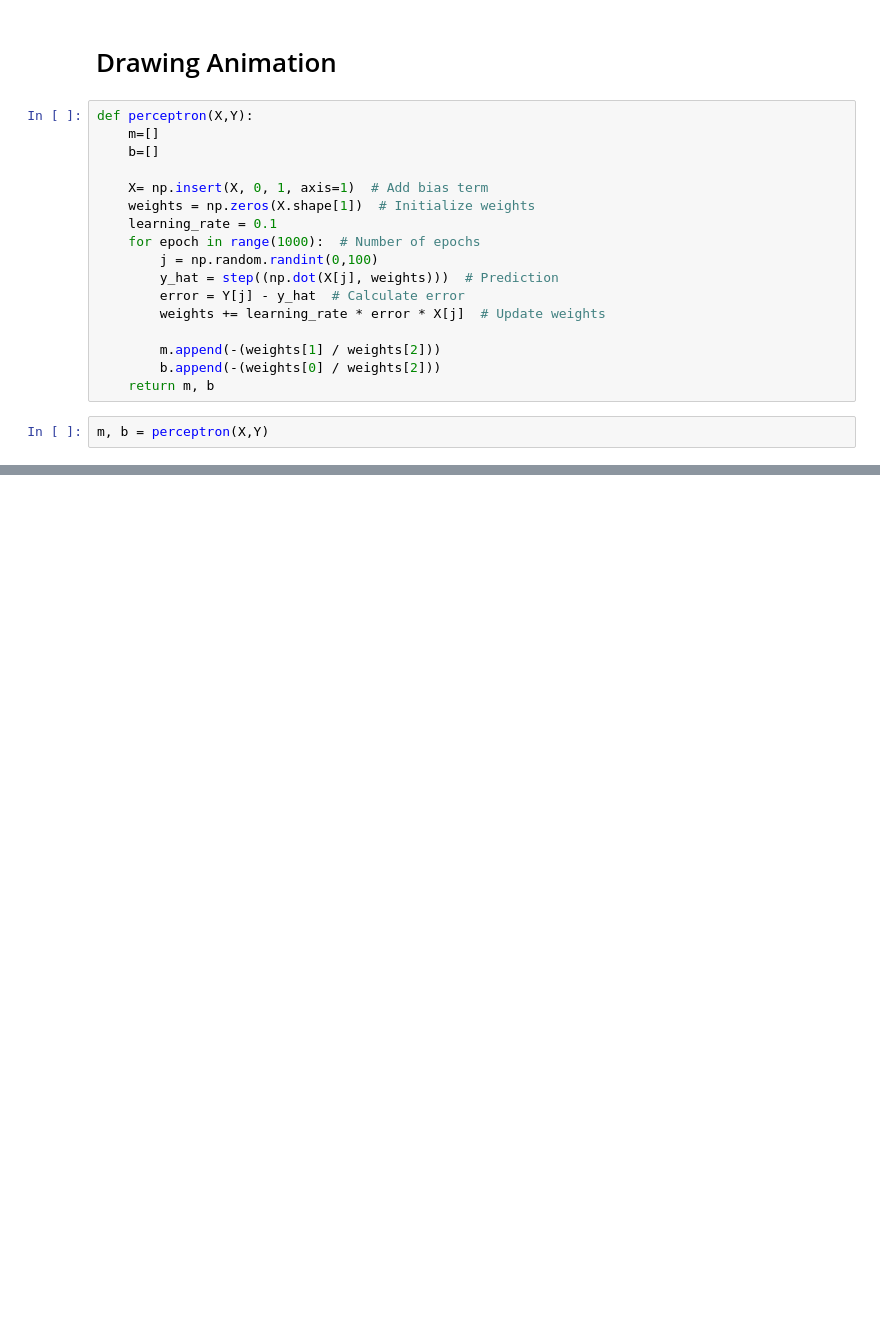
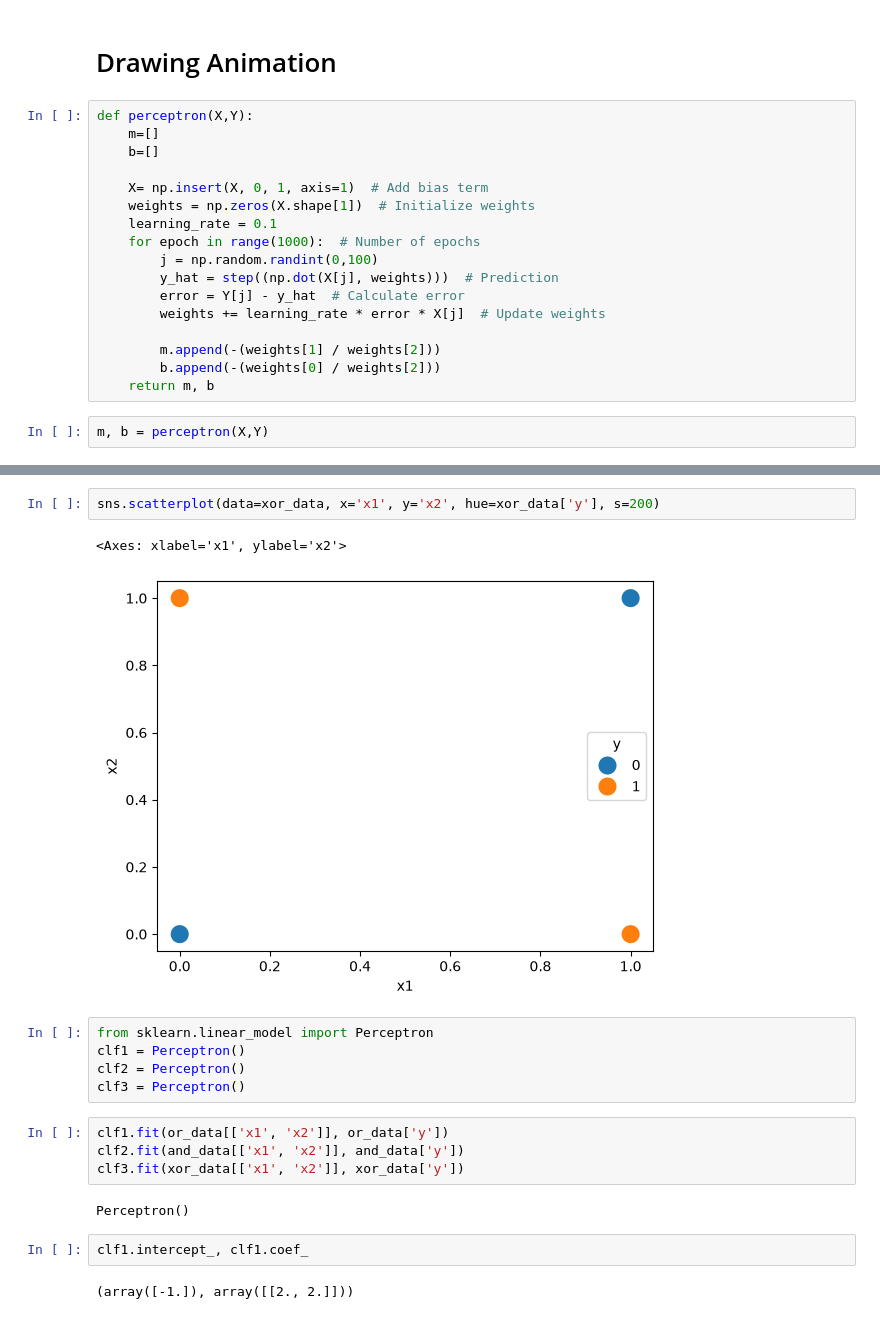
Before and after one commit to Umesh29082003/Deep-Learning, a Jupyter notebook: Perceptron.ipynb, the cells around one changed output, grey strips where cells are left out. Drawn from its saved outputs; the diff is of its cells as text; blank space fills up the shorter version.

```diff
--- a/Perceptron.ipynb
+++ b/Perceptron.ipynb
@@ -187,0 +267,20 @@ AttributeError: 'FuncAnimation' object has no attribute 'show'
+# %%
+sns.scatterplot(data=xor_data, x='x1', y='x2', hue=xor_data['y'], s=200)
+# %% [output]
+<Axes: xlabel='x1', ylabel='x2'>
+[figure, added]
+# %%
+from sklearn.linear_model import Perceptron
+clf1 = Perceptron()
+clf2 = Perceptron()
+clf3 = Perceptron()
+# %%
+clf1.fit(or_data[['x1', 'x2']], or_data['y'])
+clf2.fit(and_data[['x1', 'x2']], and_data['y'])
+clf3.fit(xor_data[['x1', 'x2']], xor_data['y'])
+# %% [output]
+Perceptron()
+# %%
+clf1.intercept_, clf1.coef_
+# %% [output]
+(array([-1.]), array([[2., 2.]]))
```
Also changed, not shown: parts of 16 cells of this notebook.
